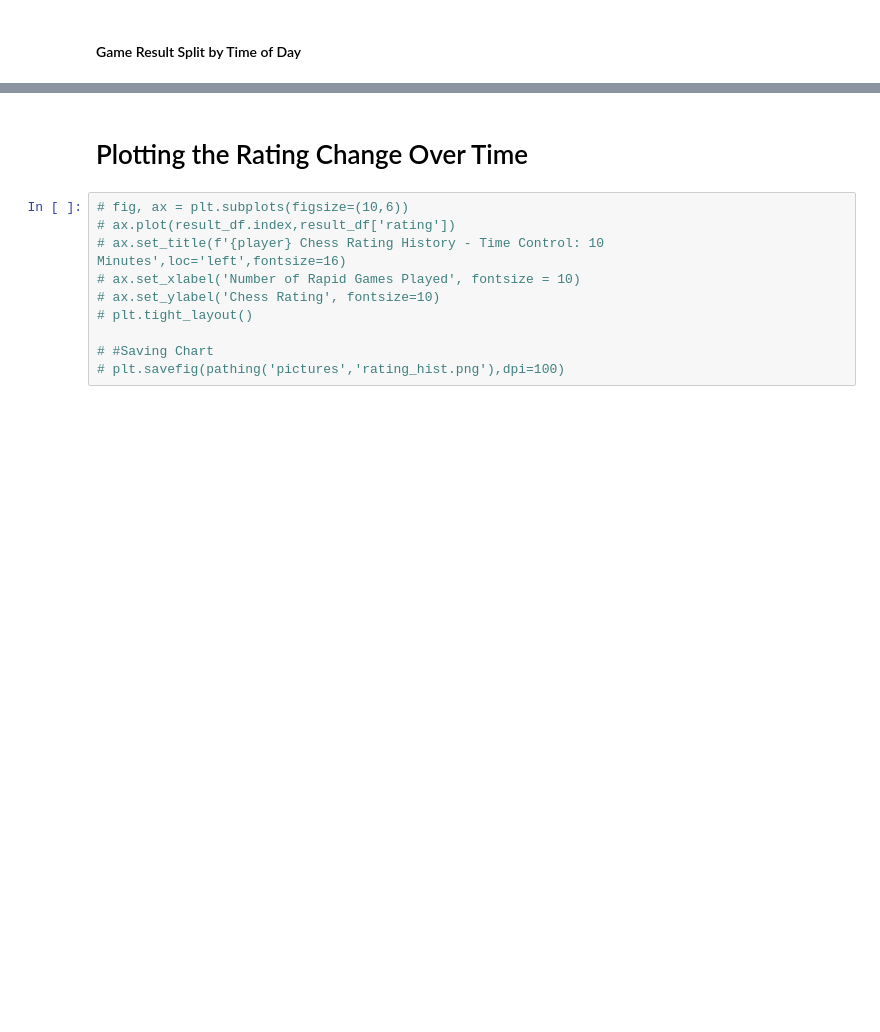
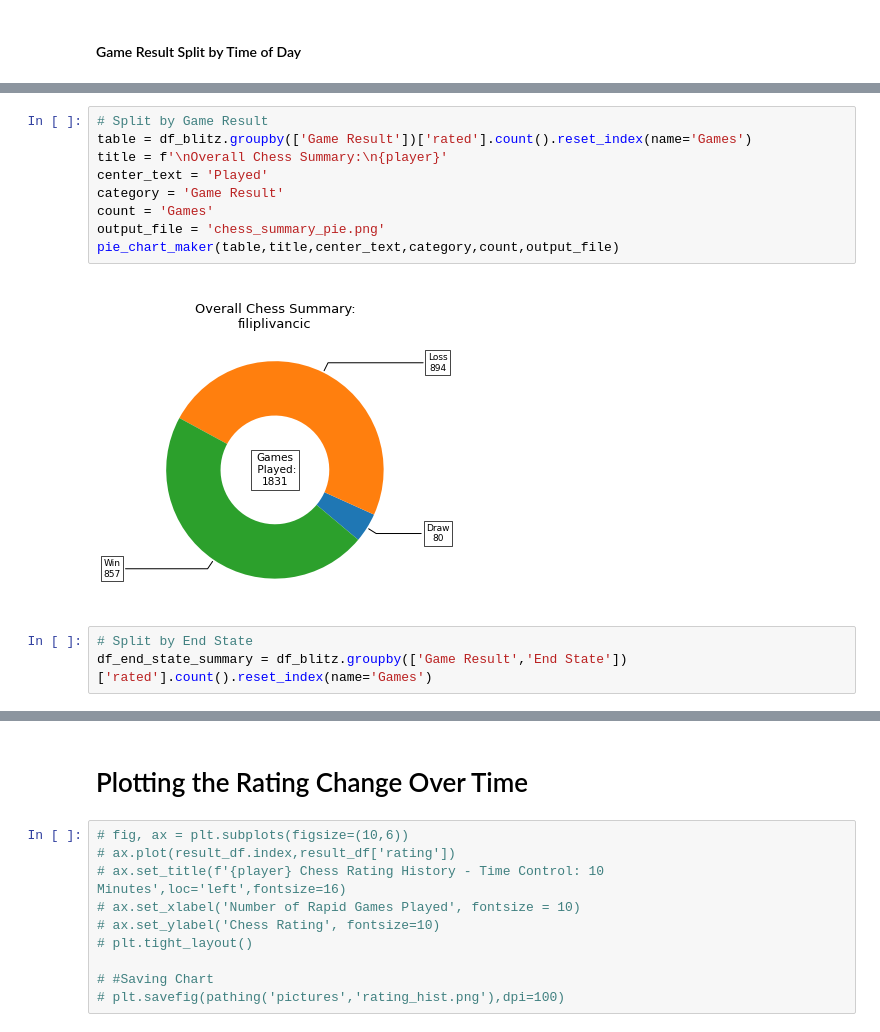
Before and after one commit to Filpill/chess_analysis, a Jupyter notebook: chess_analysis_v2.ipynb, the cells around one changed output, grey strips where cells are left out. Drawn from its saved outputs; the diff is of its cells as text; blank space fills up the shorter version.

```diff
--- a/chess_analysis_v2.ipynb
+++ b/chess_analysis_v2.ipynb
@@ -414,0 +479,14 @@ plt.tight_layout()
+# %%
+# Split by Game Result
+table = df_blitz.groupby(['Game Result'])['rated'].count().reset_index(name='Games')
+title = f'\nOverall Chess Summary:\n{player}'
+center_text = 'Played'
+category = 'Game Result'
+count = 'Games'
+output_file = 'chess_summary_pie.png'
+pie_chart_maker(table,title,center_text,category,count,output_file)
+# %% [output]
+[figure, added]
+# %%
+# Split by End State
+df_end_state_summary = df_blitz.groupby(['Game Result','End State'])['rated'].count().reset_index(name='Games')
```
Also changed, not shown: parts of 15 cells of this notebook, 8 other files.
